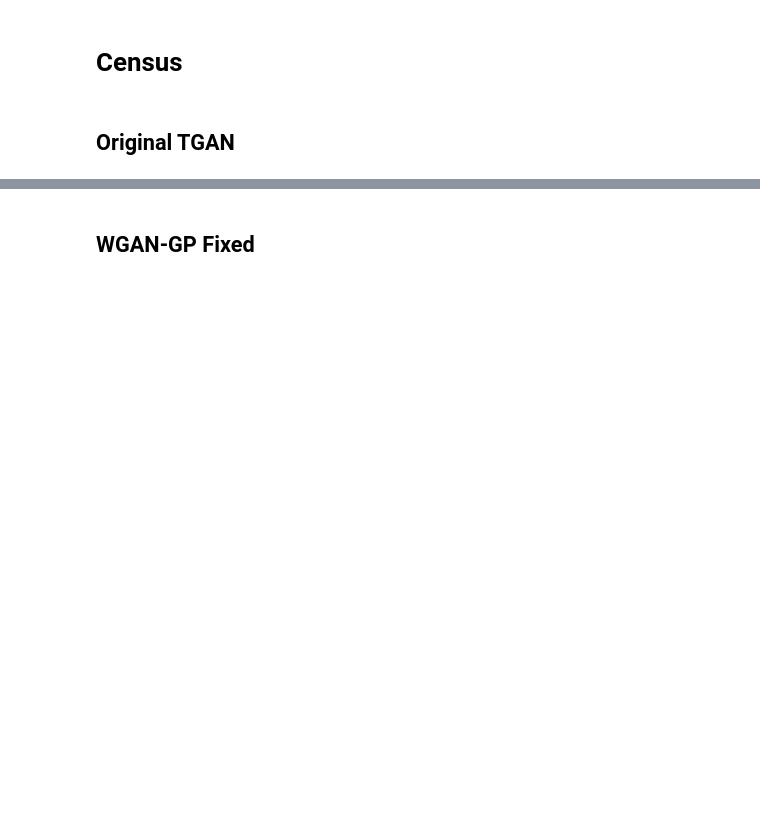
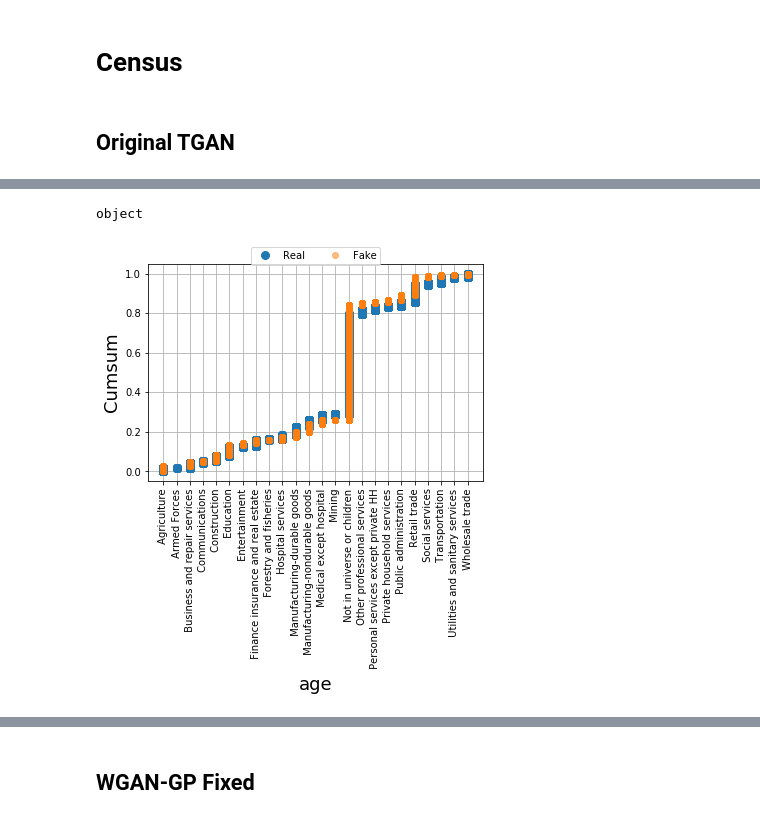
Before and after one commit to Baukebrenninkmeijer/TGAN, a Jupyter notebook: data_comparison_census.ipynb, the cells around one changed output, grey strips where cells are left out. Saved outputs shown, nothing was run; the diff lists cells and outputs as text; code cells hidden in the pictures; blank space fills up the shorter version.

```diff
--- a/data_comparison_census.ipynb
+++ b/data_comparison_census.ipynb
@@ -41,2 +53,9 @@ tgan_org_evaluator.evaluate(target_col='trans_type', verbose=True)
+# %%
+col = 'major industry code'
+print(real[col].dtype)
+cdf(real[col], fake[col], 'age', 'Cumsum')
+# %% [output]
+object
+[figure, added]
 # %%
 tgan_org_evaluator.visual_evaluation(annot=False)
```
Also changed, not shown: parts of 7 cells of this notebook, 3 other files.
